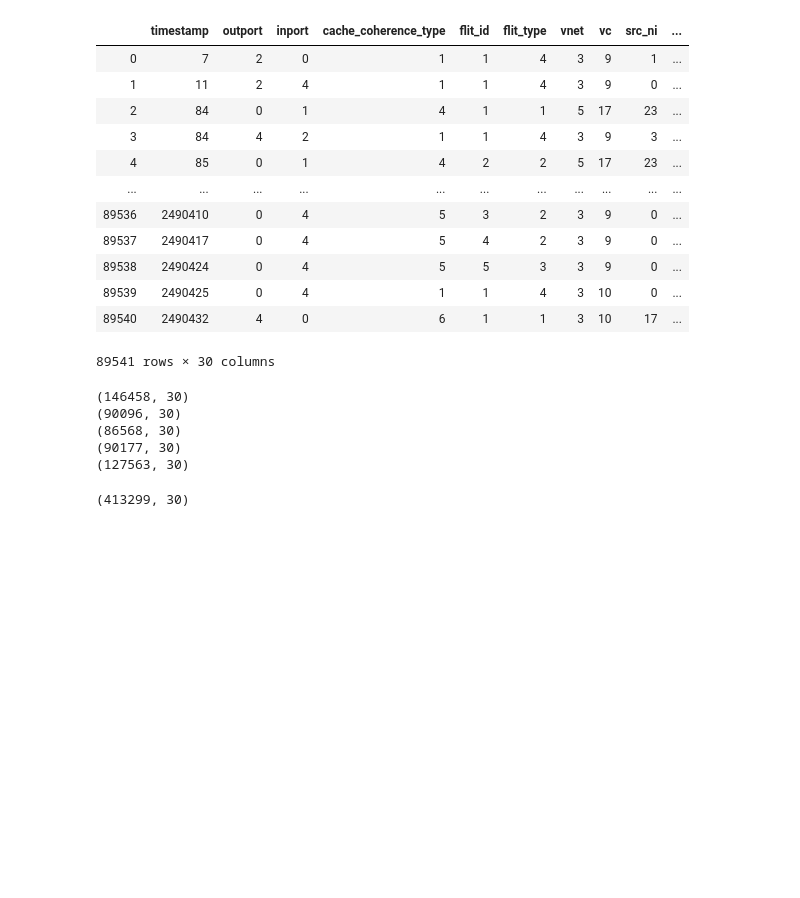
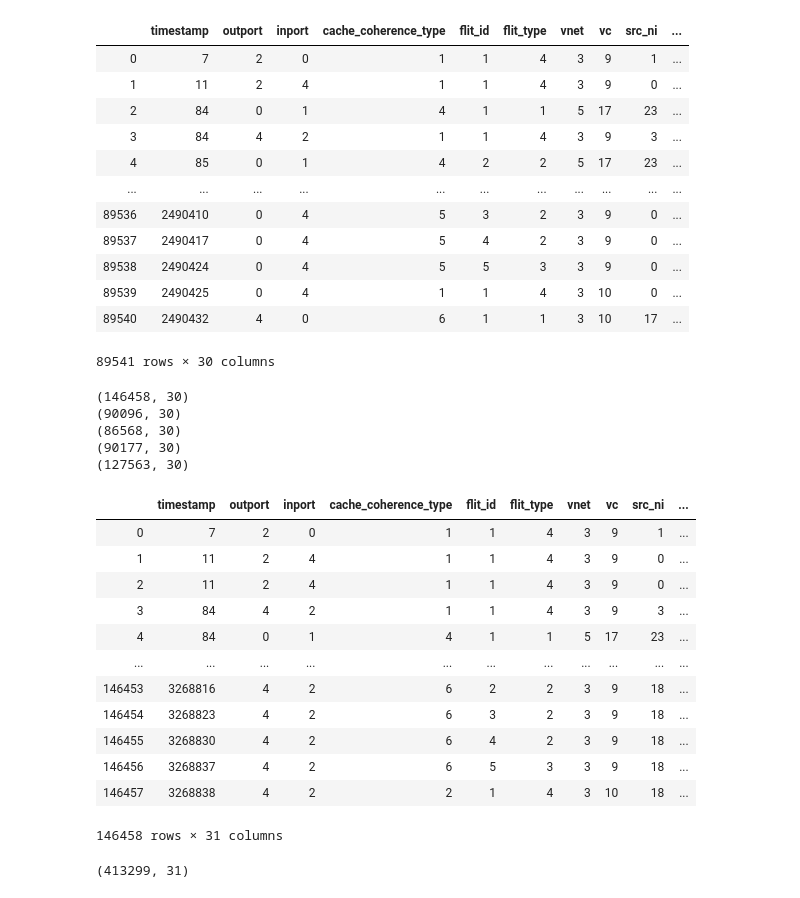
Before and after one commit to chamikasudusinghe/nocml, a Jupyter notebook: dos results ver 1/router fetch/fft-r1-model-prep.ipynb, the cells around one changed output. Saved outputs shown, nothing was run; the diff lists cells and outputs as text; code cells hidden in the pictures; blank space fills up the shorter version.

```diff
--- a/dos results ver 1/router fetch/fft-r1-model-prep.ipynb
+++ b/dos results ver 1/router fetch/fft-r1-model-prep.ipynb
@@ -97,16 +97,37 @@ print(df5.shape)
 (127563, 30)
 # %%
 df1 = pd.read_csv('fft-r1-df1gm.csv')
+df1['sim'] = 1
 df2 = pd.read_csv('fft-r1-df2gm.csv')
+df2['sim'] = 2
 df3 = pd.read_csv('fft-r1-df3gm.csv')
+df3['sim'] = 3
 df4 = pd.read_csv('fft-r1-df4gm.csv')
+df4['sim'] = 4
 df5 = pd.read_csv('fft-r1-df5gm.csv')
+df5['sim'] = 5
+# %%
+df1
+# %% [output]
+|  | timestamp | outport | inport | cache_coherence_type | flit_id | flit_type | vnet | vc | src_ni | ... |
+| 0 | 7 | 2 | 0 | 1 | 1 | 4 | 3 | 9 | 1 | ... |
+| 1 | 11 | 2 | 4 | 1 | 1 | 4 | 3 | 9 | 0 | ... |
+| 2 | 11 | 2 | 4 | 1 | 1 | 4 | 3 | 9 | 0 | ... |
+| 3 | 84 | 4 | 2 | 1 | 1 | 4 | 3 | 9 | 3 | ... |
+| 4 | 84 | 0 | 1 | 4 | 1 | 1 | 5 | 17 | 23 | ... |
+| ... | ... | ... | ... | ... | ... | ... | ... | ... | ... | ... |
+| 146453 | 3268816 | 4 | 2 | 6 | 2 | 2 | 3 | 9 | 18 | ... |
+| 146454 | 3268823 | 4 | 2 | 6 | 3 | 2 | 3 | 9 | 18 | ... |
+| 146455 | 3268830 | 4 | 2 | 6 | 4 | 2 | 3 | 9 | 18 | ... |
+| 146456 | 3268837 | 4 | 2 | 6 | 5 | 3 | 3 | 9 | 18 | ... |
+| 146457 | 3268838 | 4 | 2 | 2 | 1 | 4 | 3 | 10 | 18 | ... |
+146458 rows × 31 columns
 # %%
 df = df1.append(df2, ignore_index=True,sort=False)
 df = df.append(df3, ignore_index=True,sort=False)
 df = df.append(df4, ignore_index=True,sort=False)
 df.shape
 # %% [output]
-(413299, 30)
+(413299, 31)
 # %%
 df.to_csv('fft-r1-df.csv',index=False)
```
Also changed, not shown: 12 other files.
